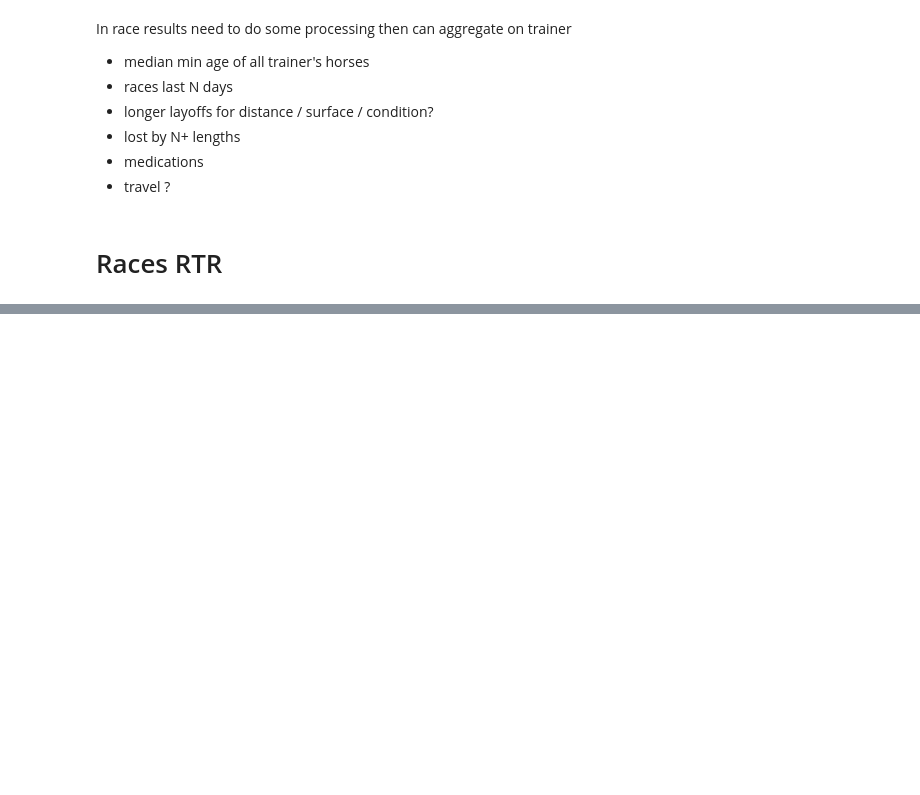
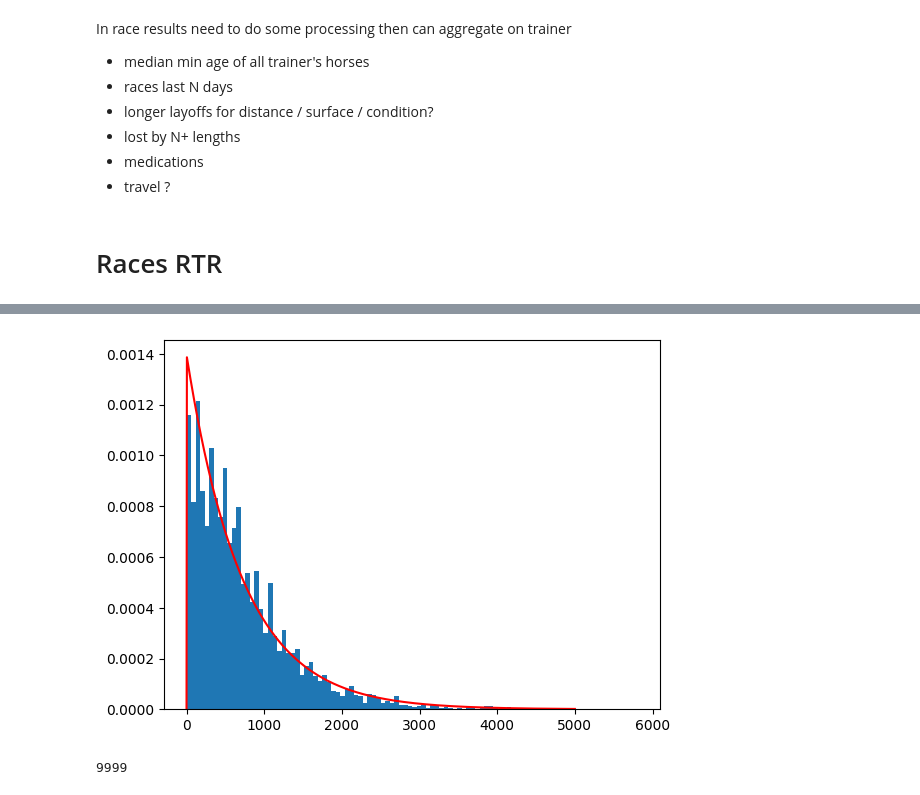
Before and after one commit to jhull40/hisa-trainer-injury, a Jupyter notebook: src/testing.ipynb, the cells around one changed output, grey strips where cells are left out. Saved outputs shown, nothing was run; the diff lists cells and outputs as text; code cells hidden in the pictures; blank space fills up the shorter version.

```diff
--- a/src/testing.ipynb
+++ b/src/testing.ipynb
@@ -268,0 +316,16 @@ DISTANCE_LOOKUP = {
+# %%
+finished_racers = [d for d in df['length_behind_at_finish'] if (d < 9000 and d > 0)]
+# fit exponential distribution
+from scipy.stats import expon
+import numpy as np
+import matplotlib.pyplot as plt
+
+data = finished_racers
+loc, scale = expon.fit(data)
+x = np.linspace(0, 5000, 1000)
+y = expon.pdf(x, loc, scale)
+plt.hist(data, bins=100, density=True)
+plt.plot(x, y, 'r')
+plt.show()
+# %% [output]
+[figure, added]
@@ -268,0 +335,4 @@ DISTANCE_LOOKUP = {
+# %%
+df['length_behind_at_finish'].max()
+# %% [output]
+9999
```
Also changed, not shown: parts of 23 cells of this notebook, 10 other files.
